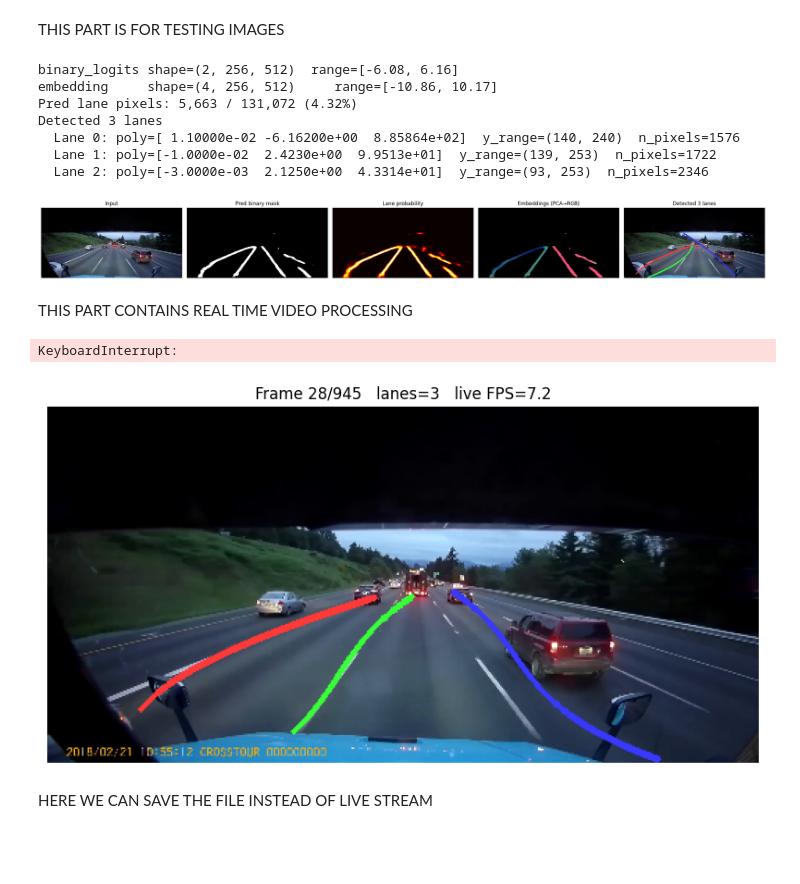
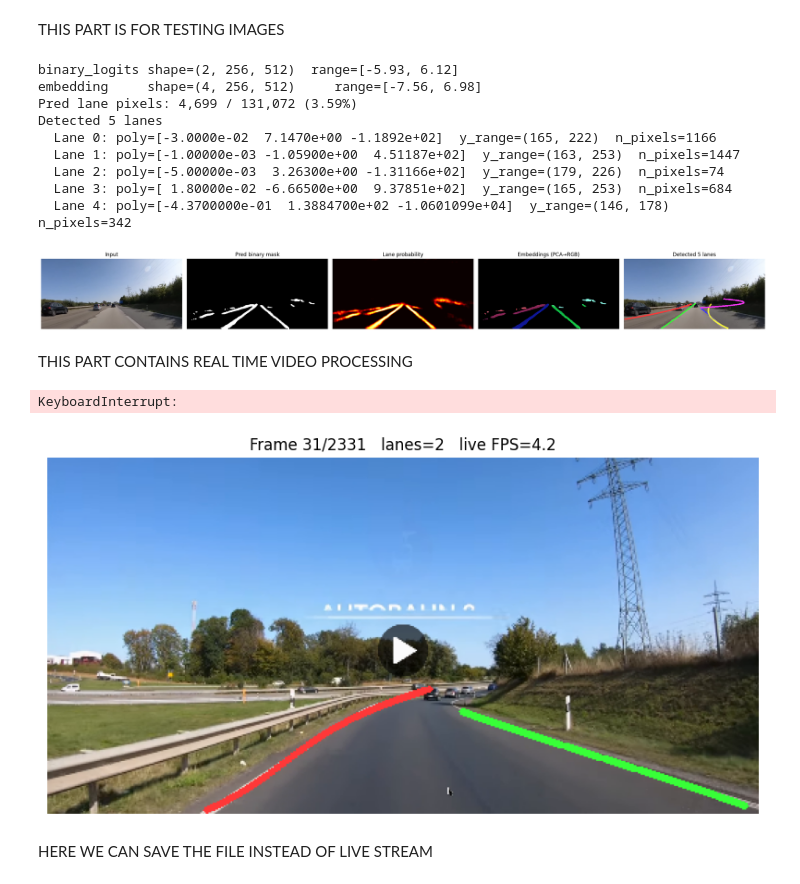
Before and after one commit to abdullahtapanci/LaneDetection, a Jupyter notebook: realTime.ipynb, the cells around one changed output. Cells and saved outputs as stored; diff of their text form; code cells hidden in the pictures; blank space fills up the shorter version.

```diff
--- a/realTime.ipynb
+++ b/realTime.ipynb
@@ -33,7 +33,7 @@ device = "cuda" if torch.cuda.is_available() else "cpu"
 print("device:", device)
 
 #Checkpoint path
-CKPT_PATH = "/content/drive/MyDrive/Lane_Detection_Project/checkpoints/last.pt"
+CKPT_PATH = "/content/drive/MyDrive/Lane_Detection_Project/checkpoints/best.pt"
 
 #Load the model
 model = LaneNet(embedding_dim=4).to(device)
@@ -77,11 +77,14 @@ THIS PART IS FOR TESTING IMAGES
 # %%
 from sklearn.decomposition import PCA
 
-IMAGE_PATH = "/content/drive/MyDrive/Lane_Detection_Project/sampleImages/testImage1.png"
+IMAGE_PATH = "/content/drive/MyDrive/Lane_Detection_Project/sampleImages/testImage2.png"
 # IMAGE_PATH = "samples/test.jpg"   # local
 
-# Hyperparams
-EPS, MIN_SAMPLES, MIN_PIXELS, BANDWIDTH = 0.2, 50, 100, 1.5
+#These are postprocess hyperparameters — we can tune these per trained model
+#EPS is the maximum distance between two samples for them to be considered as in the same neighborhood.
+#MIN_SAMPLES is the minimum number of samples required to form a dense region (i.e., a lane).
+#MIN_PIXELS is the minimum number of pixels required for a detected lane to be considered valid.
+EPS, MIN_SAMPLES, MIN_PIXELS, BANDWIDTH = 0.1, 45, 60, 2.0
 
 # --- Read image ---
 frame_bgr = cv2.imread(IMAGE_PATH)
@@ -98,7 +101,7 @@ emb_np    = embedding.squeeze(0).cpu().numpy()         # (D, H, W)
 
 lanes = my_postprocess(binary_np, emb_np,
                        eps=EPS, min_samples=MIN_SAMPLES,
-                       poly_degree=2, min_pixels=MIN_PIXELS, bandwidth=BANDWIDTH, clustering_algorithm='meanshift')
+                       poly_degree=2, min_pixels=MIN_PIXELS, bandwidth=BANDWIDTH, clustering_algorithm='dbscan')
 
 # --- Pull intermediates for visualization ---
 binary_pred = binary_np.argmax(axis=0).astype(np.uint8)                # (H, W)
@@ -138,26 +141,20 @@ axes[4].imshow(annotated);                                axes[4].set_title(f"De
 for a in axes: a.axis("off")
 plt.tight_layout(); plt.show()
 # %% [output]
-binary_logits shape=(2, 256, 512)  range=[-6.08, 6.16]
-embedding     shape=(4, 256, 512)     range=[-10.86, 10.17]
-Pred lane pixels: 5,663 / 131,072 (4.32%)
-Detected 3 lanes
-  Lane 0: poly=[ 1.10000e-02 -6.16200e+00  8.85864e+02]  y_range=(140, 240)  n_pixels=1576
-  Lane 1: poly=[-1.0000e-02  2.4230e+00  9.9513e+01]  y_range=(139, 253)  n_pixels=1722
-  Lane 2: poly=[-3.0000e-03  2.1250e+00  4.3314e+01]  y_range=(93, 253)  n_pixels=2346
+binary_logits shape=(2, 256, 512)  range=[-5.93, 6.12]
+embedding     shape=(4, 256, 512)     range=[-7.56, 6.98]
+Pred lane pixels: 4,699 / 131,072 (3.59%)
+Detected 5 lanes
+  Lane 0: poly=[-3.0000e-02  7.1470e+00 -1.1892e+02]  y_range=(165, 222)  n_pixels=1166
+  Lane 1: poly=[-1.00000e-03 -1.05900e+00  4.51187e+02]  y_range=(163, 253)  n_pixels=1447
+  Lane 2: poly=[-5.00000e-03  3.26300e+00 -1.31166e+02]  y_range=(179, 226)  n_pixels=74
+  Lane 3: poly=[ 1.80000e-02 -6.66500e+00  9.37851e+02]  y_range=(165, 253)  n_pixels=684
+  Lane 4: poly=[-4.3700000e-01  1.3884700e+02 -1.0601099e+04]  y_range=(146, 178)  n_pixels=342
-[figure, old version]
+[figure, new version]
 # %% [markdown]
 THIS PART CONTAINS REAL TIME VIDEO PROCESSING
 # %%
-VIDEO_PATH = "/content/drive/MyDrive/Lane_Detection_Project/sampleVideos/testVideo1.mp4"
-
-#These are postprocess hyperparameters — we can tune these per trained model
-#EPS is the maximum distance between two samples for them to be considered as in the same neighborhood.
-EPS         = 0.5
-#MIN_SAMPLES is the minimum number of samples required to form a dense region (i.e., a lane).
-MIN_SAMPLES = 50
-#MIN_PIXELS is the minimum number of pixels required for a detected lane to be considered valid.
-MIN_PIXELS  = 100
+VIDEO_PATH = "/content/drive/MyDrive/Lane_Detection_Project/sampleVideos/testVideo3.mov"
 
 cap = cv2.VideoCapture(VIDEO_PATH)
 assert cap.isOpened(), f"Cannot open video: {VIDEO_PATH}"
@@ -188,35 +185,35 @@ with torch.no_grad():
         binary_logits, embedding = model(x)
 
         #Here we apply postprocessing
         #Here we drop the batch dimension, move to CPU and convert to numpy for postprocessing. We have to move to CPU because the
         #postprocessing code uses sklearn which runs on CPU.
         binary_np = binary_logits.squeeze(0).cpu().numpy()
         emb_np    = embedding.squeeze(0).cpu().numpy()
         lanes = my_postprocess(binary_np, emb_np,
                             eps=EPS, min_samples=MIN_SAMPLES, poly_degree=3,
-                            min_pixels=MIN_PIXELS)
+                            min_pixels=MIN_PIXELS, clustering_algorithm='dbscan')
 
         # Draw on the resized RGB frame
         annotated = draw_lanes(frame_rgb.copy(), lanes)
 
         # Update the matplotlib figure in place
         ax.clear(); ax.axis("off")
         elapsed = time.time() - t_start
         live_fps = (frame_idx + 1) / elapsed if elapsed > 0 else 0
         ax.imshow(annotated)
         ax.set_title(f"Frame {frame_idx+1}/{total_frames}   "
                      f"lanes={len(lanes)}   live FPS={live_fps:.1f}")
         clear_output(wait=True)
         display(fig)
 
         frame_idx += 1
 
 cap.release()
 plt.close(fig)
 print("Done.")
 # %% [output]
 KeyboardInterrupt:
-[figure, old version]
+[figure, new version]
 # %% [markdown]
 HERE WE CAN SAVE THE FILE INSTEAD OF LIVE STREAM
 # %%
```
Also changed, not shown: parts of 5 cells of this notebook, 10 other files.
